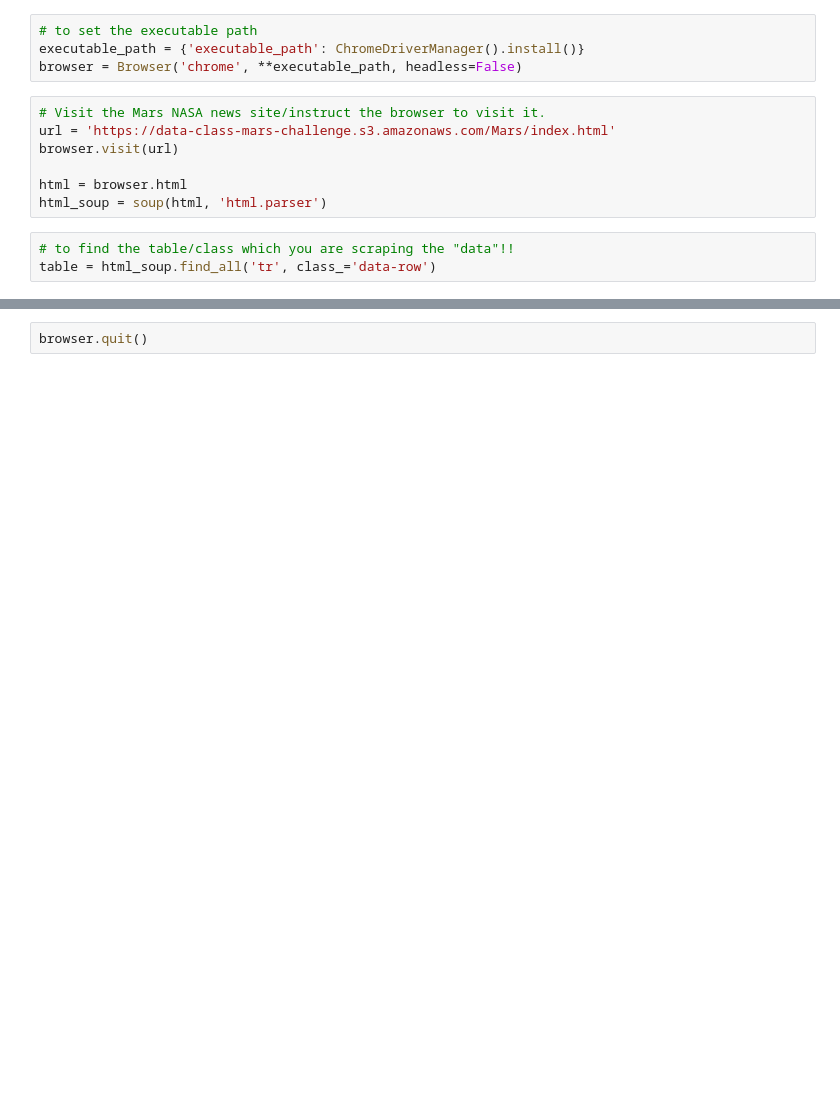
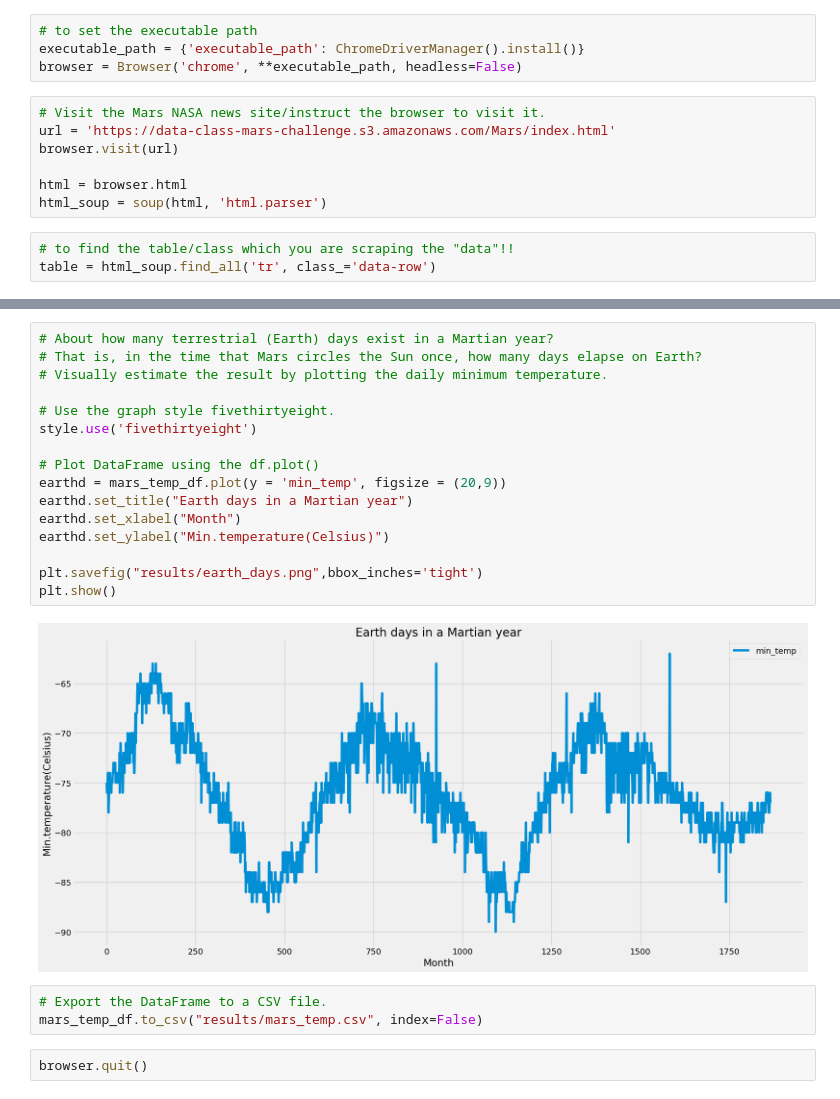
Before and after one commit to tomoko1T/Mission-to-Mars, a Jupyter notebook: mars_data_challenge_part_2.ipynb, the cells around one changed output, grey strips where cells are left out. Drawn from its saved outputs; the diff is of its cells as text; blank space fills up the shorter version.

```diff
--- a/mars_data_challenge_part_2.ipynb
+++ b/mars_data_challenge_part_2.ipynb
@@ -39,2 +207,23 @@ mars_temp_df.head()
+# %%
+# About how many terrestrial (Earth) days exist in a Martian year?
+# That is, in the time that Mars circles the Sun once, how many days elapse on Earth?
+# Visually estimate the result by plotting the daily minimum temperature.
+
+# Use the graph style fivethirtyeight.
+style.use('fivethirtyeight')
+
+# Plot DataFrame using the df.plot()
+earthd = mars_temp_df.plot(y = 'min_temp', figsize = (20,9))
+earthd.set_title("Earth days in a Martian year")
+earthd.set_xlabel("Month")
+earthd.set_ylabel("Min.temperature(Celsius)")
+
+plt.savefig("results/earth_days.png",bbox_inches='tight')
+plt.show()
+# %% [output]
+[figure, added]
+# %%
+# Export the DataFrame to a CSV file.
+mars_temp_df.to_csv("results/mars_temp.csv", index=False)
 # %%
 browser.quit()
```
Also changed, not shown: parts of 17 cells of this notebook, 7 other files.
